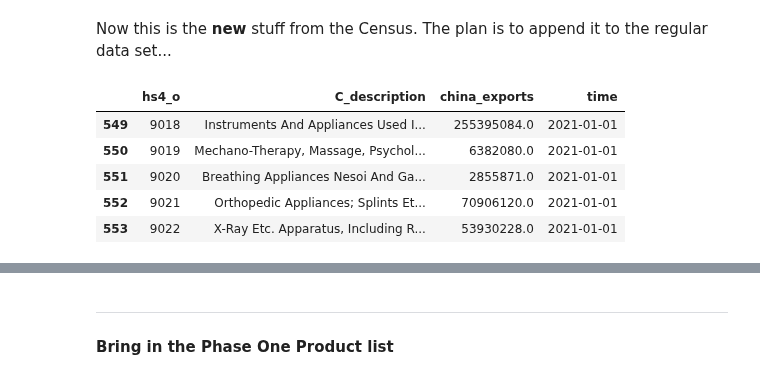
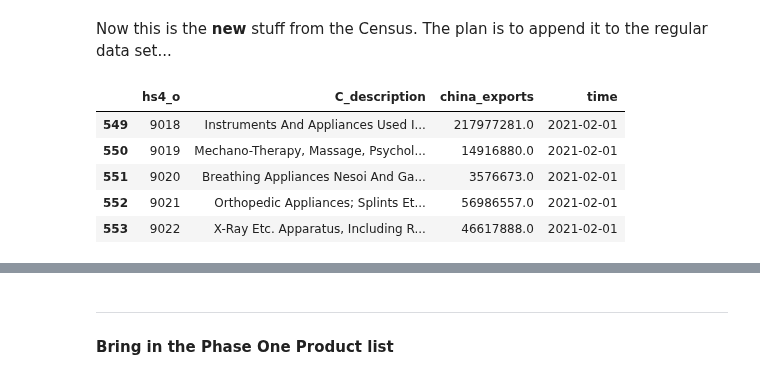
Before and after one commit to mwaugh0328/tradewar-tracker, a Jupyter notebook: phase-one-trade-Cdata.ipynb, the cells around one changed output, grey strips where cells are left out. Cells and saved outputs as stored; diff of their text form; code cells hidden in the pictures.

```diff
--- a/phase-one-trade-Cdata.ipynb
+++ b/phase-one-trade-Cdata.ipynb
@@ -102,26 +102,28 @@ df.tail()
 Now this is the **new** stuff from the Census. The plan is to append it to the regular data set...
 # %%
 #census_yrl = "https://www.census.gov/foreign-trade/Press-Release/2020pr/06/Prelim_US_C_ETA/June%202020.xlsx"
-census_yrl = "https://www.census.gov/foreign-trade/Press-Release/2021pr/01/Prelim_US_C_ETA/January%202021.xlsx"
+#census_yrl = "https://www.census.gov/foreign-trade/Press-Release/2021pr/01/Prelim_US_C_ETA/January%202021.xlsx"
+census_yrl = "https://www.census.gov/foreign-trade/Press-Release/2021pr/02/Prelim_US_C_ETA/February%202021.xlsx"
+
 
 dfC = pd.read_excel(census_yrl, skiprows = [0,1])
 
 dfC.columns = ["hs4_o", "C_description", "china_exports"]
 
-dfC["time"] = "2021-01-01"
+dfC["time"] = "2021-02-01"
 
 dfC.time = pd.to_datetime(dfC.time, format="%Y-%m-%d")
 
 dfC.dropna(inplace = True)
 
 dfC.tail()
 # %% [output]
 |  | hs4_o | C_description | china_exports | time |
-| 549 | 9018 | Instruments And Appliances Used I... | 255395084.0 | 2021-01-01 |
-| 550 | 9019 | Mechano-Therapy, Massage, Psychol... | 6382080.0 | 2021-01-01 |
-| 551 | 9020 | Breathing Appliances Nesoi And Ga... | 2855871.0 | 2021-01-01 |
-| 552 | 9021 | Orthopedic Appliances; Splints Et... | 70906120.0 | 2021-01-01 |
-| 553 | 9022 | X-Ray Etc. Apparatus, Including R... | 53930228.0 | 2021-01-01 |
+| 549 | 9018 | Instruments And Appliances Used I... | 217977281.0 | 2021-02-01 |
+| 550 | 9019 | Mechano-Therapy, Massage, Psychol... | 14916880.0 | 2021-02-01 |
+| 551 | 9020 | Breathing Appliances Nesoi And Ga... | 3576673.0 | 2021-02-01 |
+| 552 | 9021 | Orthopedic Appliances; Splints Et... | 56986557.0 | 2021-02-01 |
+| 553 | 9022 | X-Ray Etc. Apparatus, Including R... | 46617888.0 | 2021-02-01 |
 # %%
 dfproducts = pd.read_csv(".\\data"+ "\\annex-6-1.csv", dtype = {"hs4": str, "hs4_o": str})
 # %%
```
Also changed, not shown: parts of 13 cells of this notebook, 11 other files.
